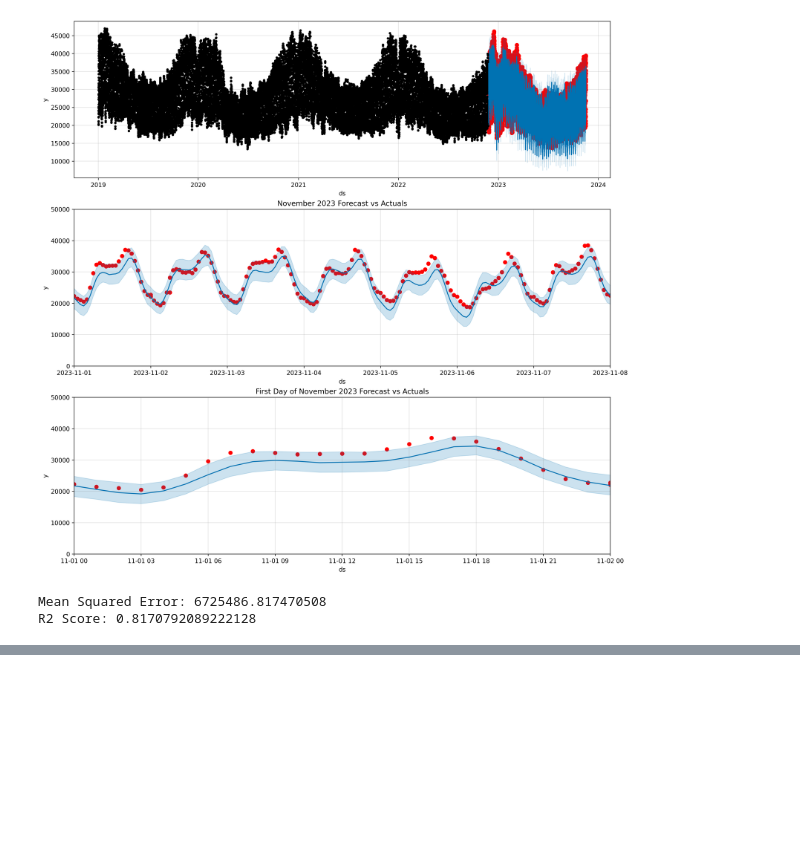
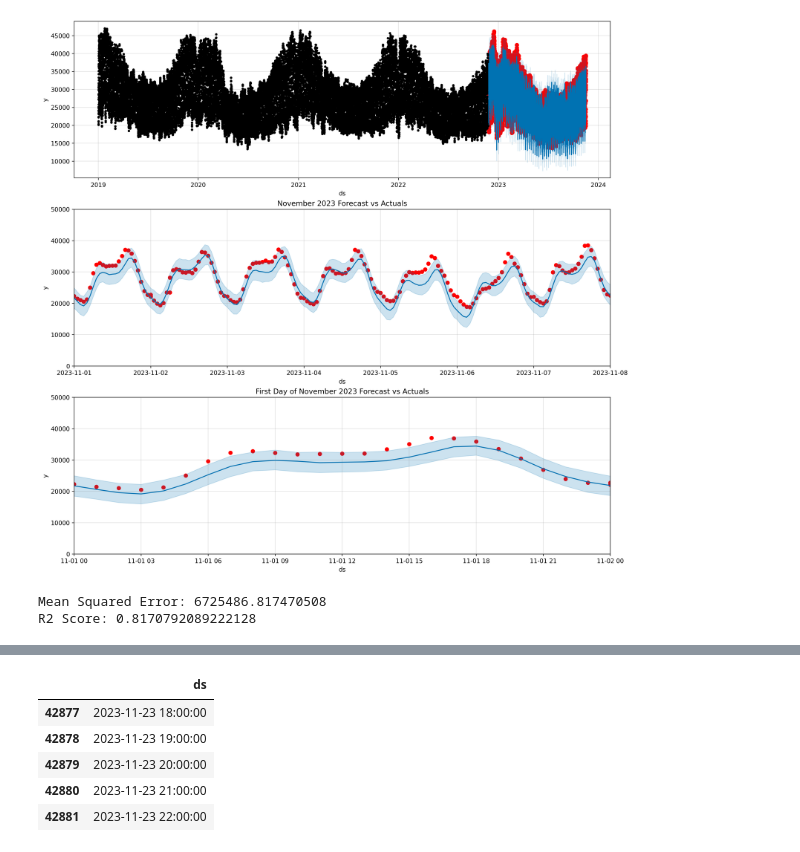
Before and after one commit to soerenssch/businessanalytics, a Jupyter notebook: models/prophet.ipynb, the cells around one changed output, grey strips where cells are left out. Drawn from its saved outputs; the diff is of its cells as text; code cells hidden in the pictures; blank space fills up the shorter version.

```diff
--- a/models/prophet.ipynb
+++ b/models/prophet.ipynb
@@ -127,0 +147,12 @@ R2 Score: 0.8170792089222128
+# %%
+future = modelpred.make_future_dataframe(periods=24*7, freq="H")
+forecast = modelpred.predict(future)
+
+future.tail()
+# %% [output]
+|  | ds |
+| 42877 | 2023-11-23 18:00:00 |
+| 42878 | 2023-11-23 19:00:00 |
+| 42879 | 2023-11-23 20:00:00 |
+| 42880 | 2023-11-23 21:00:00 |
+| 42881 | 2023-11-23 22:00:00 |
```
Also changed, not shown: parts of 10 cells of this notebook.
